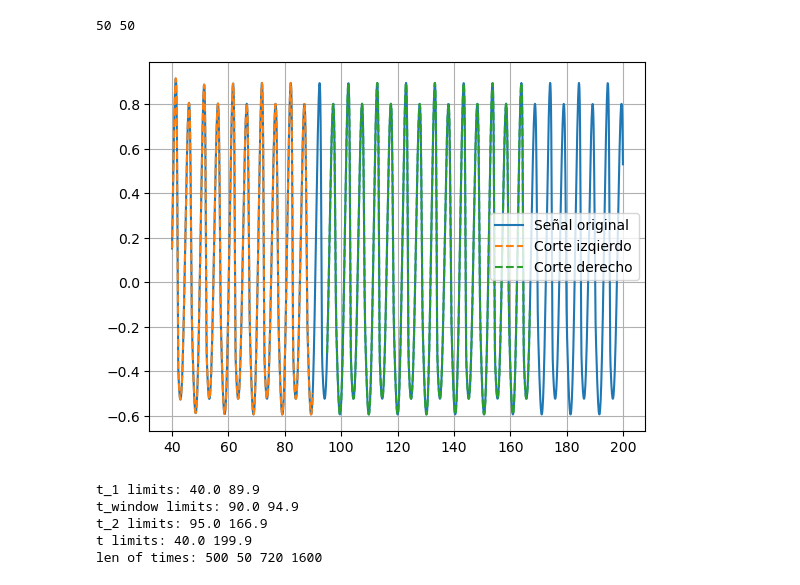
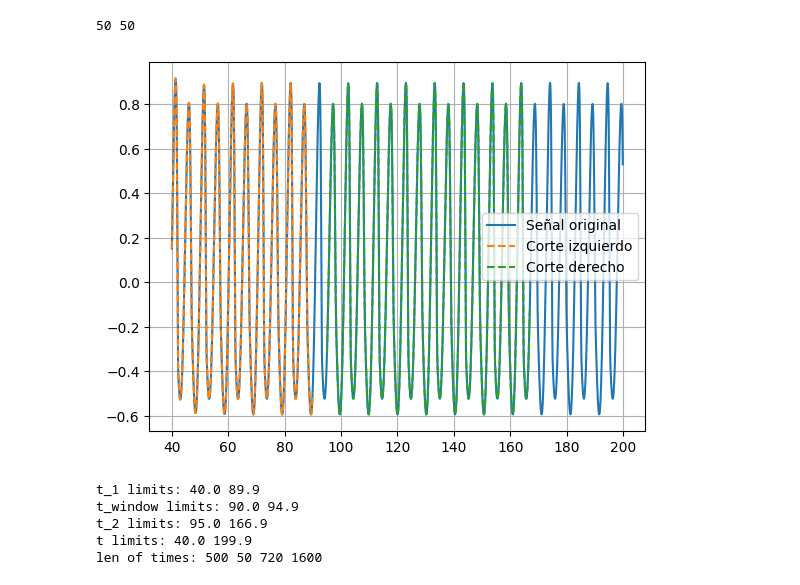
Before and after one commit to matiasleize/final_exam_ML, a Jupyter notebook: final.ipynb, the cells around one changed output. Cells and saved outputs as stored; diff of their text form; code cells hidden in the pictures.

```diff
--- a/final.ipynb
+++ b/final.ipynb
@@ -89,13 +88,13 @@ print(len(raw_seq_window),window_size)
 50 50
 # %%
 plt.plot(t,raw_seq, label='Señal original')
-plt.plot(t_1,raw_seq_1, '--', label='Corte izqierdo')
+plt.plot(t_1,raw_seq_1, '--', label='Corte izquierdo')
 plt.plot(t_2,raw_seq_2, '--', label='Corte derecho')
 plt.grid()
 plt.legend()
 plt.show()
 # %% [output]
-[figure, old version]
+[figure, new version]
 # %%
 print('t_1 limits:',t_1[0],t_1[-1])
 print('t_window limits:', t_window[0],t_window[-1])
```
Also changed, not shown: parts of 12 cells of this notebook.
